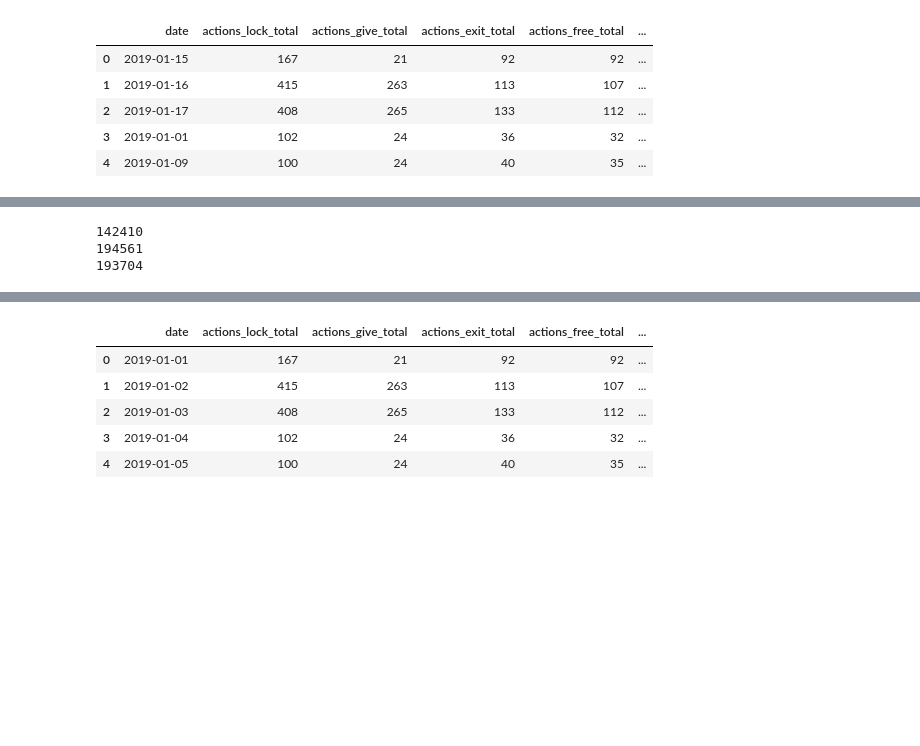
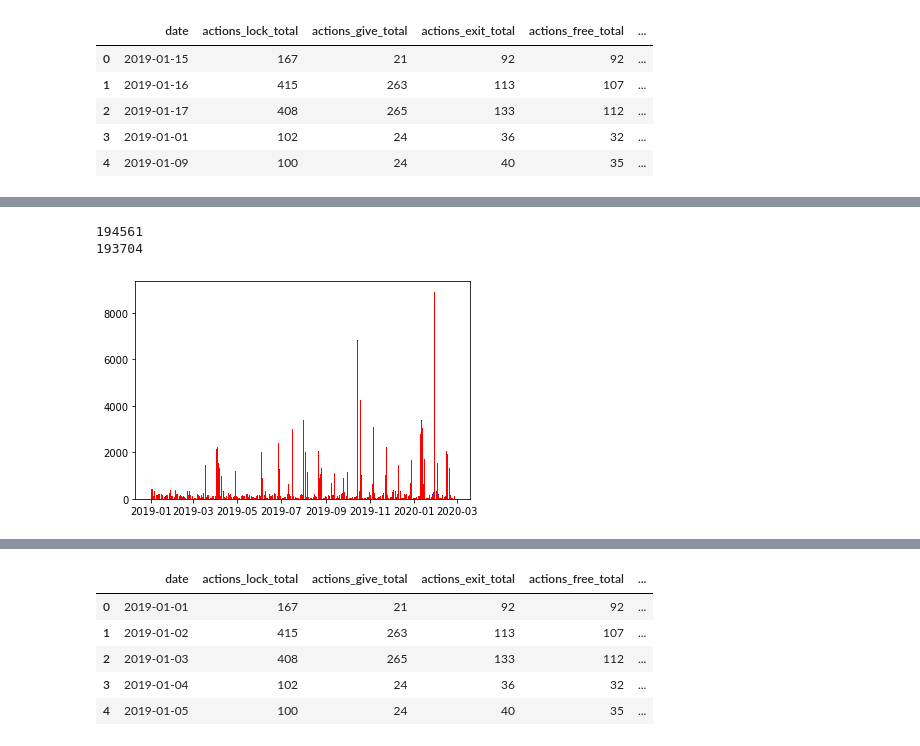
Before and after one commit to masonnystrom/LS_Build_Week_Unit_1, a Jupyter notebook: Maker_CDP_Data_Exploration.ipynb, the cells around one changed output, grey strips where cells are left out. Cells and saved outputs as stored; diff of their text form; code cells hidden in the pictures; blank space fills up the shorter version.

```diff
--- a/Maker_CDP_Data_Exploration.ipynb
+++ b/Maker_CDP_Data_Exploration.ipynb
@@ -82,13 +126,16 @@ dtype: int64
 # %%
-# looking at some of the data
+# add collateral
 # joins = when someone actually deposits ETH but counts for everytime
 # lock = daily count of times when an owner adds PETH collateral.
-# PETH which is then sent to the Vault and exchanged for Dai. The PETH is now locked until the DAI is repaid.
 
-print(maker_vaults['actions_open_total'].sum())
 print(maker_vaults['actions_join_total'].sum())
 print(maker_vaults['actions_lock_total'].sum())
+
+plt.bar(maker_vaults['date'], maker_vaults['actions_join_total'], color='blue')
+plt.bar(maker_vaults['date'], maker_vaults['actions_lock_total'], color ='red')
+
+plt.show()
 # %% [output]
-142410
 194561
 193704
+[figure, added]
```
Also changed, not shown: parts of 45 cells of this notebook.
